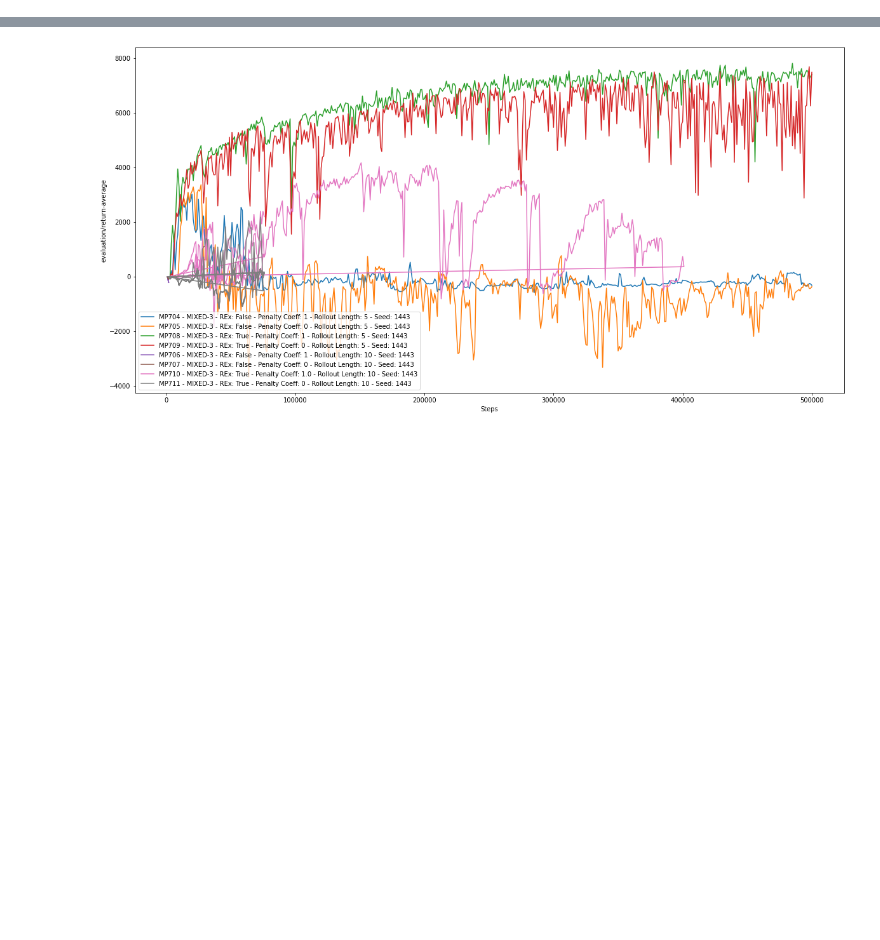
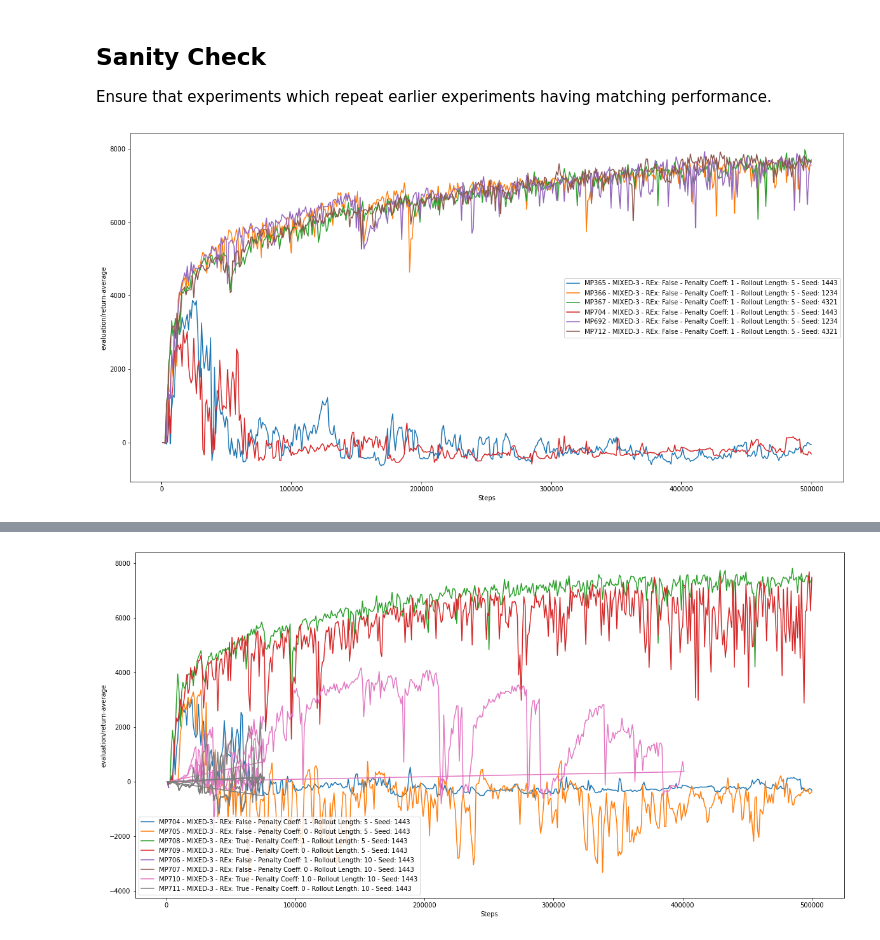
Before and after one commit to thatscotdatasci/mopo, a Jupyter notebook: Analysis_MP692-MP719.ipynb, the cells around one changed output, grey strips where cells are left out. Cells and saved outputs as stored; diff of their text form; code cells hidden in the pictures; blank space fills up the shorter version.

```diff
--- a/Analysis_MP692-MP719.ipynb
+++ b/Analysis_MP692-MP719.ipynb
@@ -11,6 +11,20 @@ import matplotlib.pyplot as plt
 from dogo.results import get_results, get_experiment_details, average_scores_over_seeds
 # %%
 plt.rc('font', size=12)
+# %%
+######################
+# Original Experiments
+######################
+
+# No REx
+MP365 = get_results("MP365")
+MP366 = get_results("MP366")
+MP367 = get_results("MP367")
+
+# REx - 10.0
+MP374 = get_results("MP374")
+MP375 = get_results("MP375")
+MP376 = get_results("MP376")
 # %%
 MP692 = get_results("MP692")
 MP693 = get_results("MP693")
@@ -40,3 +54,28 @@ MP716 = get_results("MP716")
 MP717 = get_results("MP717")
 MP718 = get_results("MP718")
 MP719 = get_results("MP719")
+# %% [markdown]
+## Sanity Check
+
+Ensure that experiments which repeat earlier experiments having matching performance.
+# %%
+fig, ax = plt.subplots(1, 1, figsize=(20,10))
+
+feature = 'evaluation/return-average'
+for (exp, rex) in [
+    (MP365, False),
+    (MP366, False),
+    (MP367, False),
+    (MP704, False),
+    (MP692, False),
+    (MP712, False),
+]:
+    ax.plot(
+        exp.sac.result['timesteps_total'], exp.sac.result[feature], label=f'{exp.name} - {exp.dataset} - REx: {rex} - Penalty Coeff: {exp.penalty_coeff} - Rollout Length: {exp.rollout_length} - Seed: {exp.seed}'
+    )
+ax.set_xlabel('Steps')
+ax.set_ylabel(feature)
+ax.legend()
+pass
+# %% [output]
+[figure, added]
```
Also changed, not shown: parts of 6 cells of this notebook, 3 other files.
